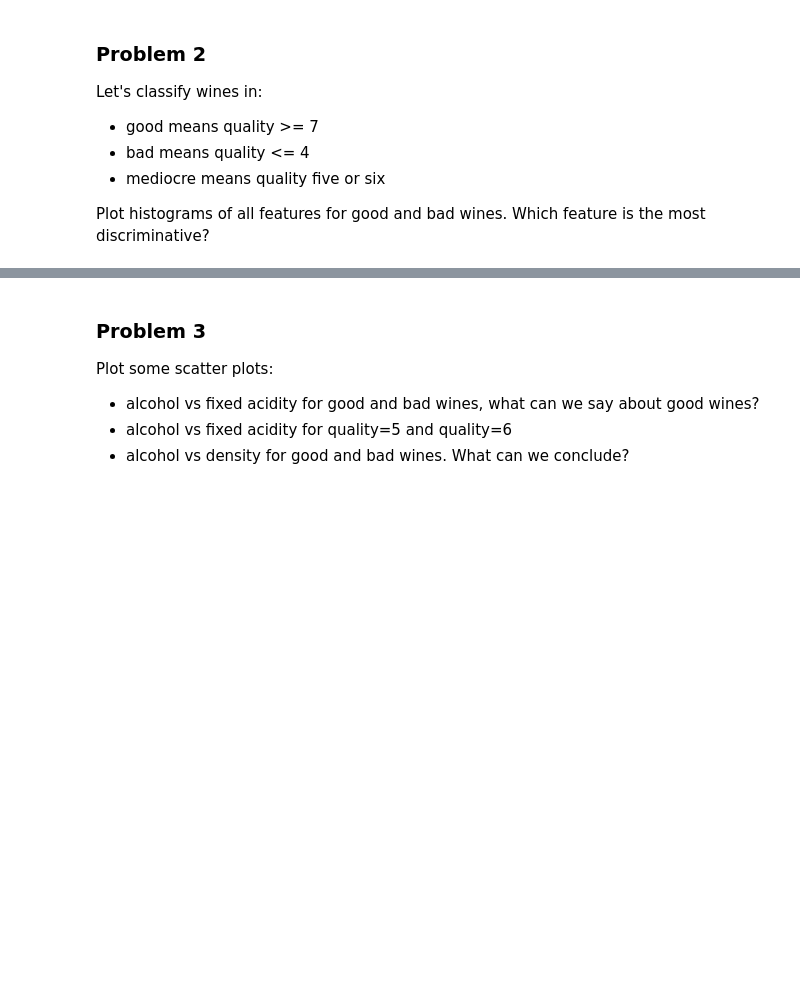
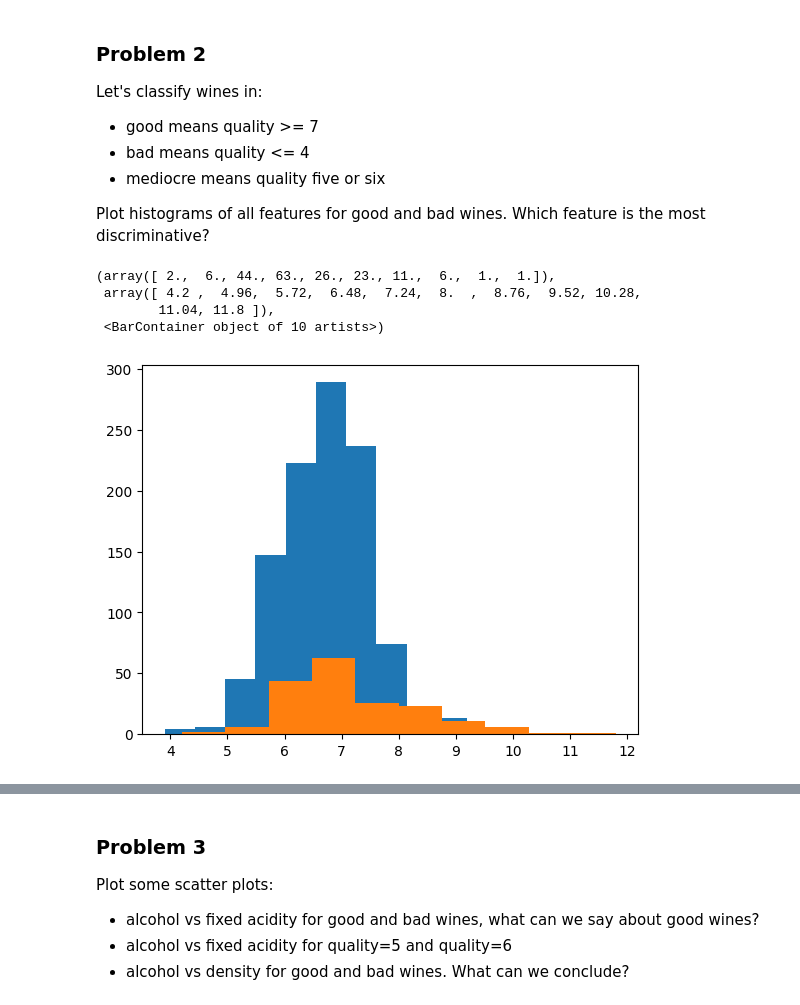
Before and after one commit to vukasinmilosevic/KSM2, a Jupyter notebook: Lecture_2/2-introduction-to-pandas-matplotlib.ipynb, the cells around one changed output, grey strips where cells are left out. Saved outputs shown, nothing was run; the diff lists cells and outputs as text; code cells hidden in the pictures; blank space fills up the shorter version.

```diff
--- a/Lecture_2/2-introduction-to-pandas-matplotlib.ipynb
+++ b/Lecture_2/2-introduction-to-pandas-matplotlib.ipynb
@@ -270,3 +329,17 @@ Let's classify wines in:
    * mediocre means quality five or six
 
 Plot histograms of all features for good and bad wines. Which feature is the most discriminative?
+# %%
+filtered_data_good = data[data['quality'] >= 7]
+filtered_data_bad = data[data['quality'] <= 4]
+filtered_data_5 = data[data['quality'] == 5]
+filtered_data_6 = data[data['quality'] == 6]
+#filtered_data_avg = data[data['quality'] >= 5 OR data['quality'] <= 6]
+plt.hist(filtered_data_good['fixed acidity'].values)
+plt.hist(filtered_data_bad['fixed acidity'].values)
+# %% [output]
+(array([ 2.,  6., 44., 63., 26., 23., 11.,  6.,  1.,  1.]),
+ array([ 4.2 ,  4.96,  5.72,  6.48,  7.24,  8.  ,  8.76,  9.52, 10.28,
+        11.04, 11.8 ]),
+ <BarContainer object of 10 artists>)
+[figure, added]
```
Also changed, not shown: parts of 29 cells of this notebook.
